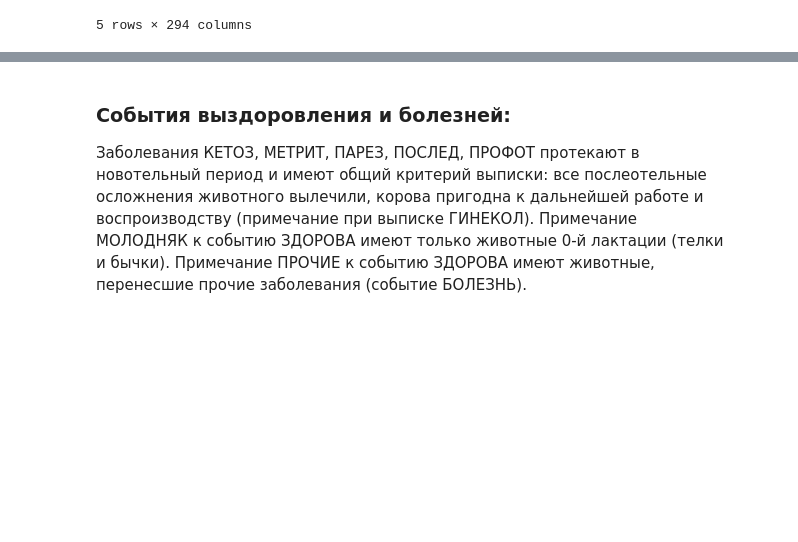
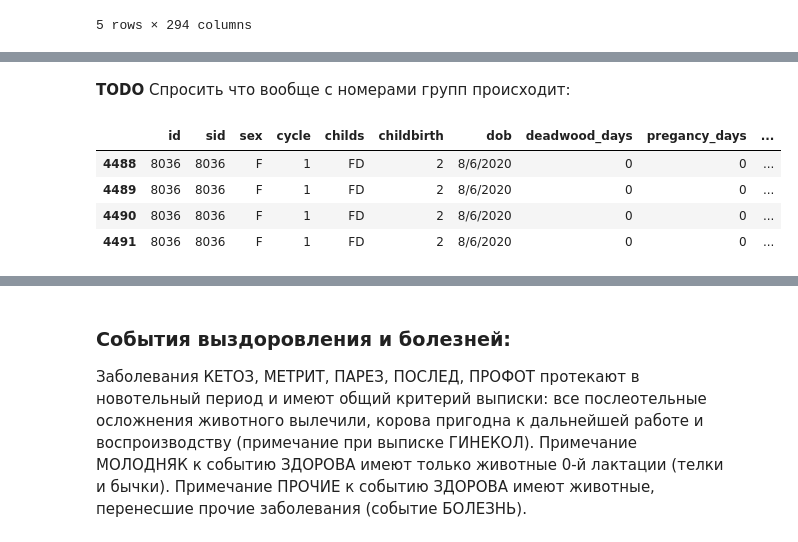
Before and after one commit to Desiment/cows-hack, a Jupyter notebook: notebooks/Preprocessing.ipynb, the cells around one changed output, grey strips where cells are left out. Drawn from its saved outputs; the diff is of its cells as text; code cells hidden in the pictures; blank space fills up the shorter version.

```diff
--- a/notebooks/Preprocessing.ipynb
+++ b/notebooks/Preprocessing.ipynb
@@ -552,0 +589,10 @@ Name: remark, dtype: object
+# %% [markdown]
+**TODO** Спросить что вообще с номерами групп происходит:
+# %%
+df[((df['date'] == '7/29/2022') & (df['id'] == 8036))].head(10)
+# %% [output]
+|  | id | sid | sex | cycle | childs | childbirth | dob | deadwood_days | pregancy_days | ... |
+| 4488 | 8036 | 8036 | F | 1 | FD | 2 | 8/6/2020 | 0 | 0 | ... |
+| 4489 | 8036 | 8036 | F | 1 | FD | 2 | 8/6/2020 | 0 | 0 | ... |
+| 4490 | 8036 | 8036 | F | 1 | FD | 2 | 8/6/2020 | 0 | 0 | ... |
+| 4491 | 8036 | 8036 | F | 1 | FD | 2 | 8/6/2020 | 0 | 0 | ... |
```
Also changed, not shown: parts of 40 cells of this notebook.
